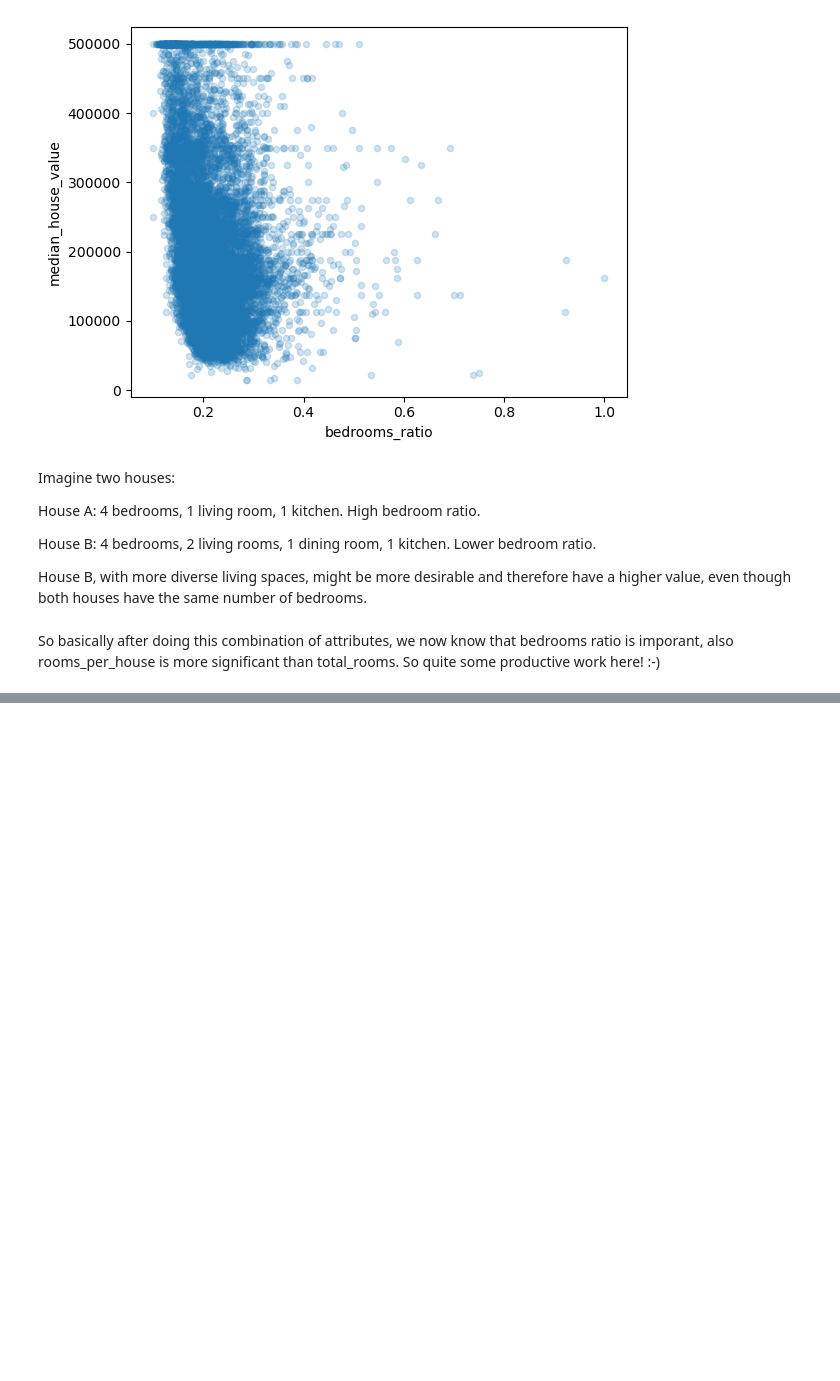
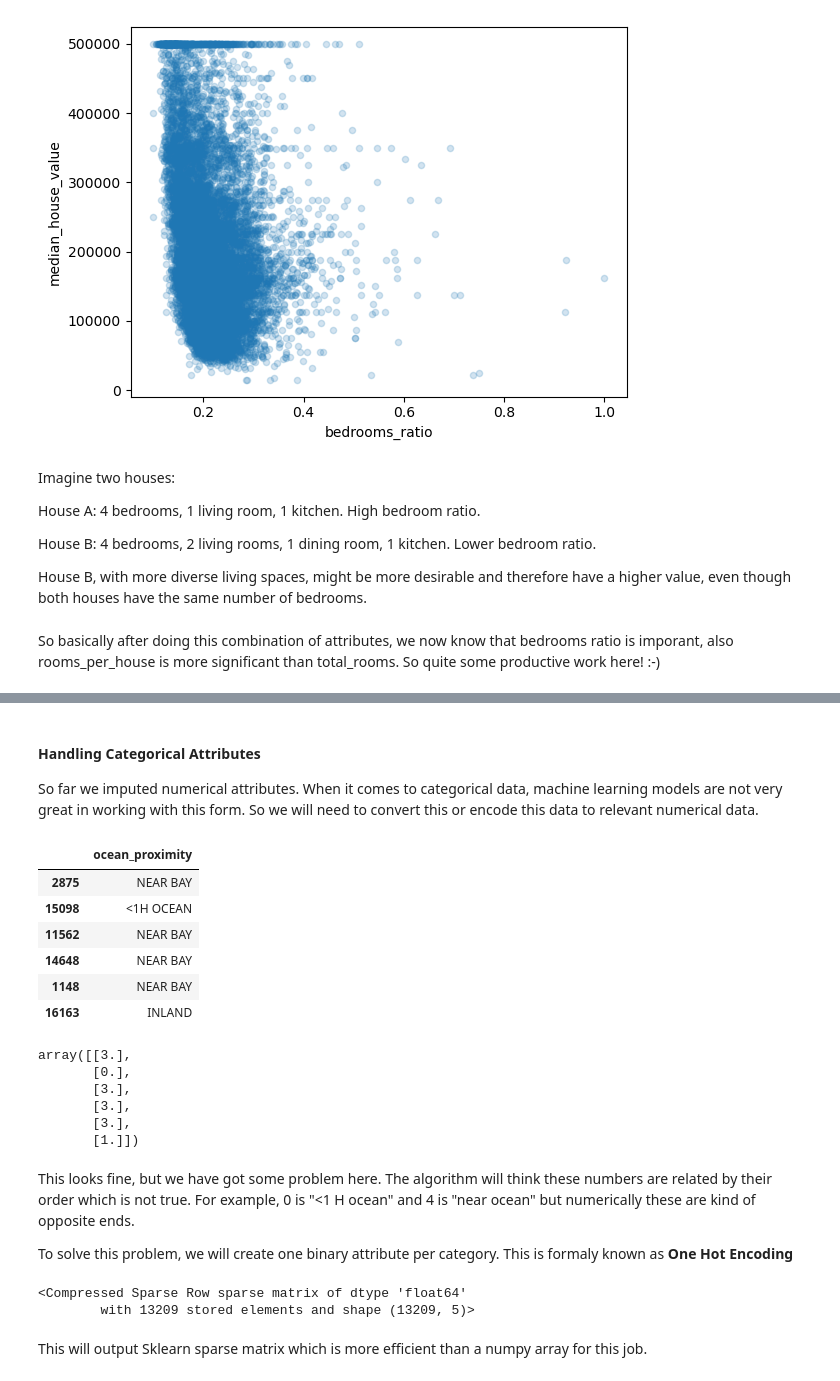
Before and after one commit to shashanksrajak/mlp-end-to-end-ml-project, a Jupyter notebook: end_to_end_ml.ipynb, the cells around one changed output, grey strips where cells are left out. Cells and saved outputs as stored; diff of their text form; code cells hidden in the pictures; blank space fills up the shorter version.

Commit message:
Complete data cleaning

```diff
--- a/end_to_end_ml.ipynb
+++ b/end_to_end_ml.ipynb
@@ -300,0 +308,3 @@ So basically after doing this combination of attributes, we now know that bedroo
+# %%
+housing = strat_train_set.drop("median_house_value", axis=1) # drop() will create a copy  by dropping median_house_value and original strat_train_set is not affected
+housing_labels = strat_train_set["median_house_value"].copy()
@@ -300,0 +372,46 @@ So basically after doing this combination of attributes, we now know that bedroo
+# %% [markdown]
+#### Handling Categorical Attributes
+So far we imputed numerical attributes. When it comes to categorical data, machine learning models are not very great in working with this form. So we will need to convert this or encode this data to relevant numerical data.
+# %%
+housing_cat = housing[["ocean_proximity"]] # this is to get a DF instead of a Series
+housing_cat.head(6)
+# %% [output]
+|  | ocean_proximity |
+| 2875 | NEAR BAY |
+| 15098 | <1H OCEAN |
+| 11562 | NEAR BAY |
+| 14648 | NEAR BAY |
+| 1148 | NEAR BAY |
+| 16163 | INLAND |
+# %%
+from sklearn.preprocessing import OrdinalEncoder
+
+ordinal_encoder = OrdinalEncoder()
+
+housing_cat_encoded = ordinal_encoder.fit_transform(housing_cat)
+
+housing_cat_encoded[:6]
+# %% [output]
+array([[3.],
+       [0.],
+       [3.],
+       [3.],
+       [3.],
+       [1.]])
+# %% [markdown]
+This looks fine, but we have got some problem here. The algorithm will think these numbers are related by their order which is not true. For example, 0 is "<1 H ocean" and 4 is "near ocean" but numerically these are kind of opposite ends.
+
+To solve this problem, we will create one binary attribute per category. This is formaly known as **One Hot Encoding**
+# %%
+from sklearn.preprocessing import OneHotEncoder
+
+cat_encoder = OneHotEncoder()
+
+housing_cat_1hot = cat_encoder.fit_transform(housing_cat)
+
+housing_cat_1hot
+# %% [output]
+<Compressed Sparse Row sparse matrix of dtype 'float64'
+        with 13209 stored elements and shape (13209, 5)>
+# %% [markdown]
+This will output Sklearn sparse matrix which is more efficient than a numpy array for this job.
```
Also changed, not shown: parts of 13 cells of this notebook.
